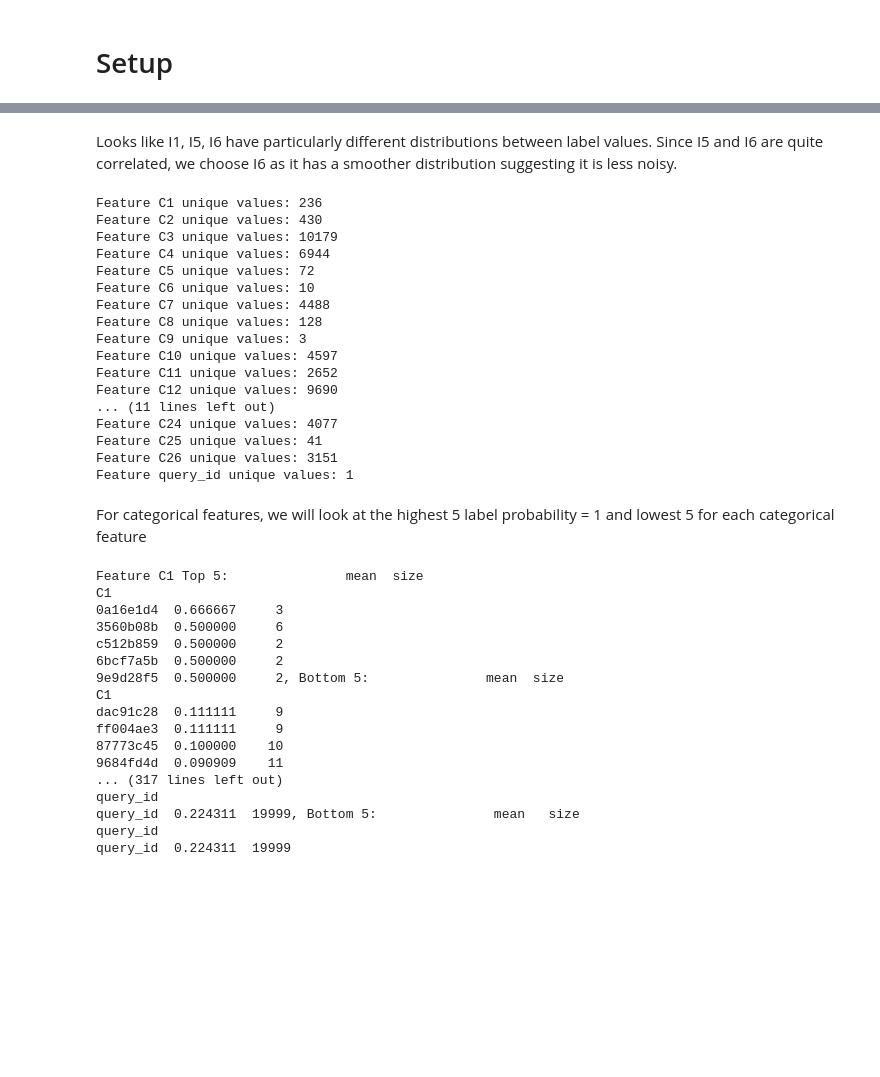
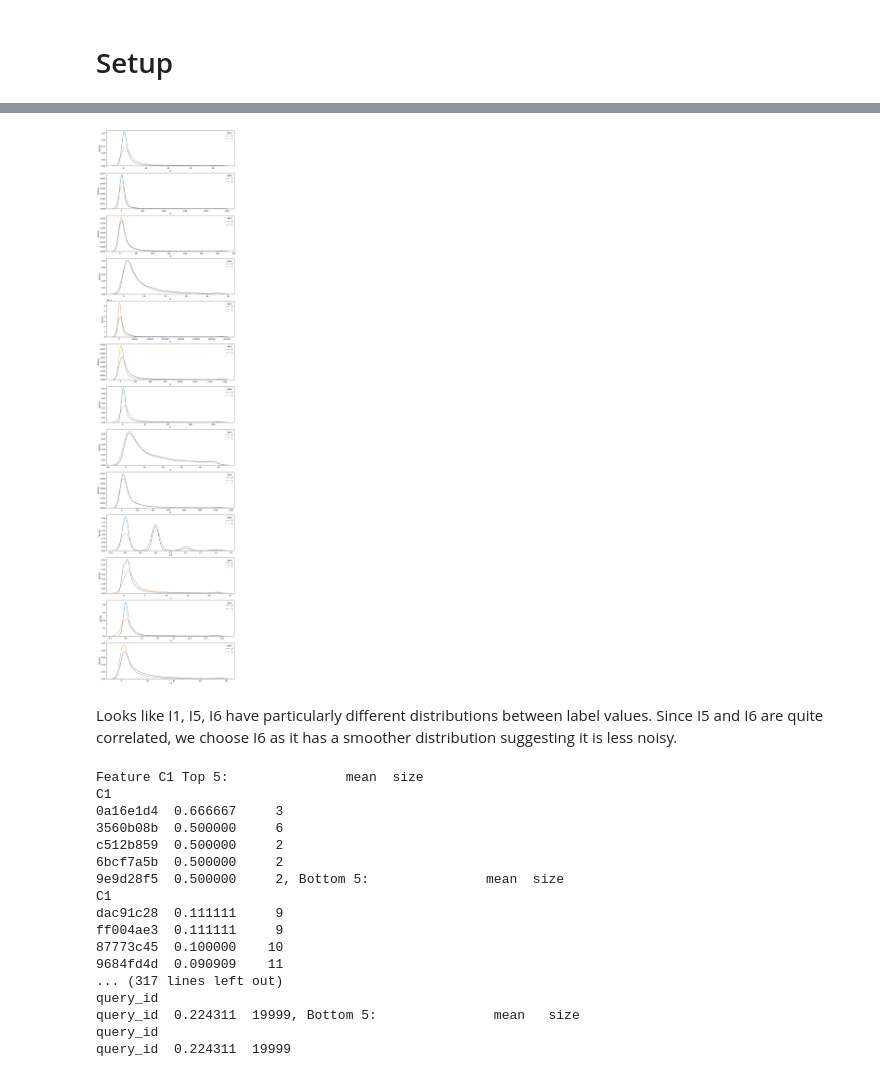
Before and after one commit to SelvinSelbaraju/search-ranking-utils, a Jupyter notebook: notebooks/criteo_example.ipynb, the cells around one changed output, grey strips where cells are left out. Saved outputs shown, nothing was run; the diff lists cells and outputs as text; code cells hidden in the pictures; blank space fills up the shorter version.

```diff
--- a/notebooks/criteo_example.ipynb
+++ b/notebooks/criteo_example.ipynb
@@ -133,26 +133,16 @@ for i,feature in enumerate(numerical_features):
+# %%
+# There are some very extreme values in the long tails
+# Let's clip the max calues to the 99th percentile
+for feature in numerical_features:
+    percentile_99 = train[feature].quantile(0.99)
+    train[feature] = train[feature].apply(lambda x: min(x, percentile_99))
+
+# Now we have handled outliers, try plotting
+fig,axes = plt.subplots(len(numerical_features), figsize=(12, len(numerical_features) * 4))
+for i,feature in enumerate(numerical_features):
+    sns.kdeplot(data=train, x=feature, common_norm=False, hue="Label", ax=axes[i])
+# %% [output]
+[figure, added]
 # %% [markdown]
 Looks like I1, I5, I6 have particularly different distributions between label values. Since I5 and I6 are quite correlated, we choose I6 as it has a smoother distribution suggesting it is less noisy.
-# %%
-for feature in categorical_features:
-    print(f"Feature {feature} unique values: {train[feature].nunique()}")
-# %% [output]
-Feature C1 unique values: 236
-Feature C2 unique values: 430
-Feature C3 unique values: 10179
-Feature C4 unique values: 6944
-Feature C5 unique values: 72
-Feature C6 unique values: 10
-Feature C7 unique values: 4488
-Feature C8 unique values: 128
-Feature C9 unique values: 3
-Feature C10 unique values: 4597
-Feature C11 unique values: 2652
-Feature C12 unique values: 9690
-... (11 lines left out)
-Feature C24 unique values: 4077
-Feature C25 unique values: 41
-Feature C26 unique values: 3151
-Feature query_id unique values: 1
-# %% [markdown]
-For categorical features, we will look at the highest 5 label probability = 1 and lowest 5 for each categorical feature
 # %%
```
Also changed, not shown: parts of 20 cells of this notebook.
